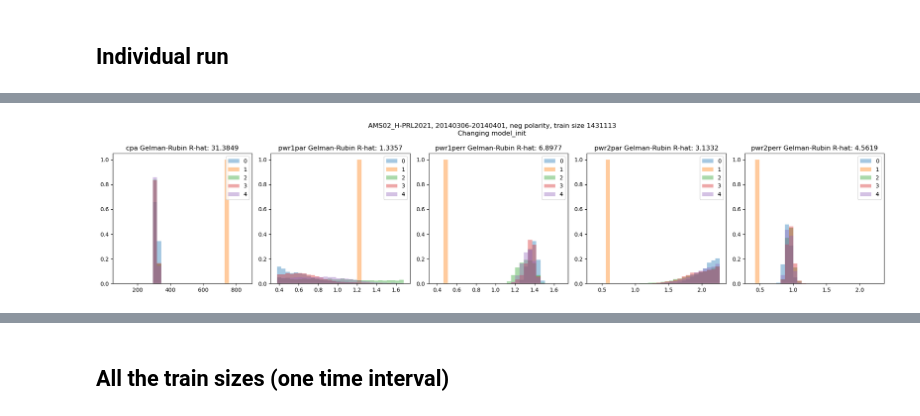
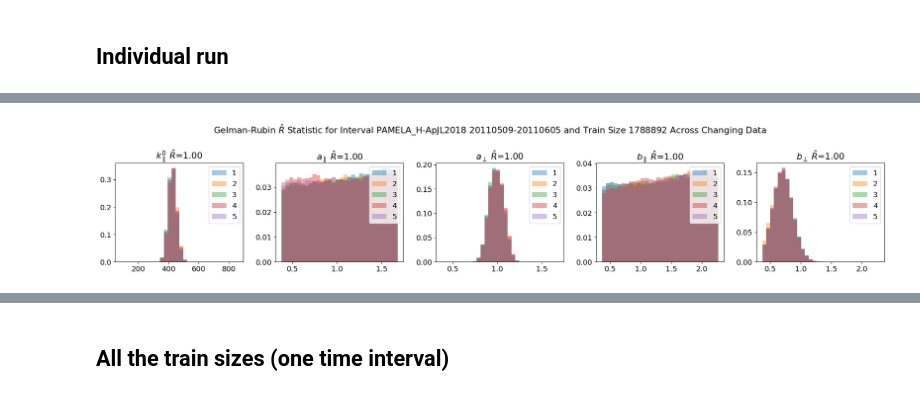
Before and after one commit to hawaii-ai/GalacticCosmicRays, a Jupyter notebook: notebooks/plot/plot_hmc_train_size_individual_runs.ipynb, the cells around one changed output, grey strips where cells are left out. Saved outputs shown, nothing was run; the diff lists cells and outputs as text; code cells hidden in the pictures.

```diff
--- a/notebooks/plot/plot_hmc_train_size_individual_runs.ipynb
+++ b/notebooks/plot/plot_hmc_train_size_individual_runs.ipynb
@@ -7,7 +7,12 @@ from pathlib import Path
 from scipy.special import rel_entr, kl_div
 from scipy.stats import wasserstein_distance
 
+plt.rcParams.update({'font.size': 13})
+
+which_changes = ["bootstrapped_data", "model_init", "hmc_init"]
 PARAMETERS = ['cpa', 'pwr1par', 'pwr2par', 'pwr1perr', 'pwr2perr']
+which_changes_short = ["Data", "Model", "HMC"]
+PARAMETERS_NAME = [r'$k^{0}_{\parallel}$', r'$a_{\parallel}$', r'$a_{\perp}$', r'$b_{\parallel}$', r'$b_{\perp}$']
 PARAMETERS_MIN = np.array([100., 0.4, 0.4, 0.4, 0.4])
 PARAMETERS_MAX = np.array([870., 1.7, 1.7, 2.3, 2.3])
 # %% [markdown]
@@ -416,57 +419,50 @@ for param, rhat in rhats.items():
 # %%
 num_bins = 30
-metric = 'mae' # 'mae', 'mse', 'kl', or 'wasserstein'
 
 # Let's make a 1 x 5 grid of subplots, where they are the historograms of the samples. We'll plot both hmc_0 and hmc_1 samples in the same grid
-fig, axs = plt.subplots(1, 5, figsize=(20, 4.5))
-plt.suptitle(f"{exp_name}, {interval}, {polarity} polarity, train size {int(train_size_fraction * 1_788_892)}\nChanging {which_change}")
+fig, axs = plt.subplots(1, 5, figsize=(20, 4))
+plt.suptitle(r"Gelman-Rubin $\hat{R}$ Statistic for Interval " + f"{exp_name} {interval} and Train Size {int(train_size_fraction * 1_788_892)} Across Changing {which_changes_short[which_change_idx]}")
 # Plot the samples
 distances = []
-for i, param in enumerate(PARAMETERS):
+for j, param in enumerate(PARAMETERS):
     samples_0 = hmc_0_samples[param].values
     samples_1 = hmc_1_samples[param].values
     samples_2 = hmc_2_samples[param].values
     samples_3 = hmc_3_samples[param].values
     samples_4 = hmc_4_samples[param].values
 
     # Plot the samples with same bins
     # Use global binning after lab meeting conversation 4/9/2025
-    min = PARAMETERS_MIN[i]
-    max = PARAMETERS_MAX[i]
+    min = PARAMETERS_MIN[j]
+    max = PARAMETERS_MAX[j]
 
     # Create histograms and plot
     hist_0, bins = np.histogram(samples_0, bins=num_bins, range=(min, max), density=True)
     hist_1, bins = np.histogram(samples_1, bins=num_bins, range=(min, max), density=True)
     hist_2, bins = np.histogram(samples_2, bins=num_bins, range=(min, max), density=True)
     hist_3, bins = np.histogram(samples_3, bins=num_bins, range=(min, max), density=True)
     hist_4, bins = np.histogram(samples_4, bins=num_bins, range=(min, max), density=True)
 
     # Normalize the histograms
     hist_0 /= hist_0.sum()
     hist_1 /= hist_1.sum()
     hist_2 /= hist_2.sum()
     hist_3 /= hist_3.sum()
     hist_4 /= hist_4.sum()
 
-    # Compute distance as MAE between bins
-    distance_01 = get_distance(hist_0, hist_1, metric)
-    distance_02 = get_distance(hist_0, hist_2, metric)
-    distance_03 = get_distance(hist_0, hist_3, metric)
-    distance_04 = get_distance(hist_0, hist_4, metric)
-
     # Plot the histograms
-    axs[i].bar(bins[:-1], hist_0, width=(bins[1]-bins[0]), alpha=0.4, label=f'0')
-    axs[i].bar(bins[:-1], hist_1, width=(bins[1]-bins[0]), alpha=0.4, label=f'1')
-    axs[i].bar(bins[:-1], hist_2, width=(bins[1]-bins[0]), alpha=0.4, label=f'2')
-    axs[i].bar(bins[:-1], hist_3, width=(bins[1]-bins[0]), alpha=0.4, label=f'3')
-    axs[i].bar(bins[:-1], hist_4, width=(bins[1]-bins[0]), alpha=0.4, label=f'4')
+    axs[j].bar(bins[:-1], hist_0, width=(bins[1]-bins[0]), alpha=0.4, label=f'1')
+    axs[j].bar(bins[:-1], hist_1, width=(bins[1]-bins[0]), alpha=0.4, label=f'2')
+    axs[j].bar(bins[:-1], hist_2, width=(bins[1]-bins[0]), alpha=0.4, label=f'3')
+    axs[j].bar(bins[:-1], hist_3, width=(bins[1]-bins[0]), alpha=0.4, label=f'4')
+    axs[j].bar(bins[:-1], hist_4, width=(bins[1]-bins[0]), alpha=0.4, label=f'5')
 
     # Set the title and labels
-    axs[i].set_title(f"{param} Gelman-Rubin R-hat: {rhats[param][0]:.4f}")
-    axs[i].legend(loc='upper right')
+    axs[j].set_title(f"{PARAMETERS_NAME[j]} " + r"$\hat{R}$=" + f"{rhats[param][0]:.2f}")
+    axs[j].legend(loc='upper right')
 
 plt.tight_layout()
-plt.savefig(plots_dir / f'sample_histograms_{idx}.png', dpi=300)
+# plt.savefig(plots_dir / f'sample_histograms_{idx}.pdf')
 plt.show()
 # %% [output]
-[figure, old version]
+[figure, new version]
```
Also changed, not shown: parts of 9 cells of this notebook, 12 other files.
